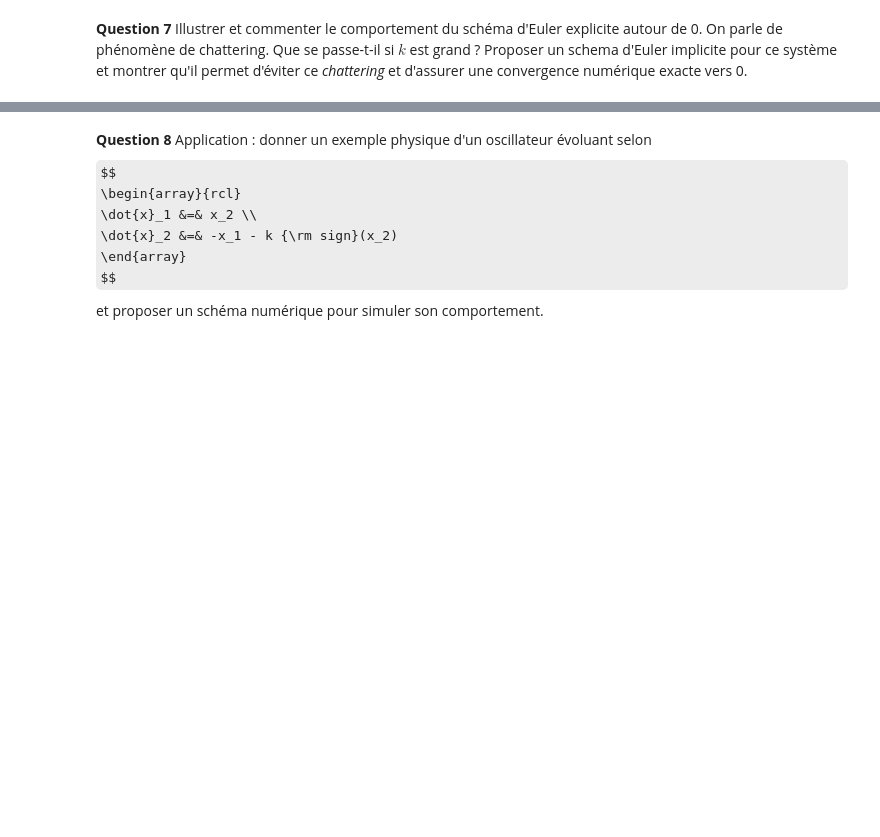
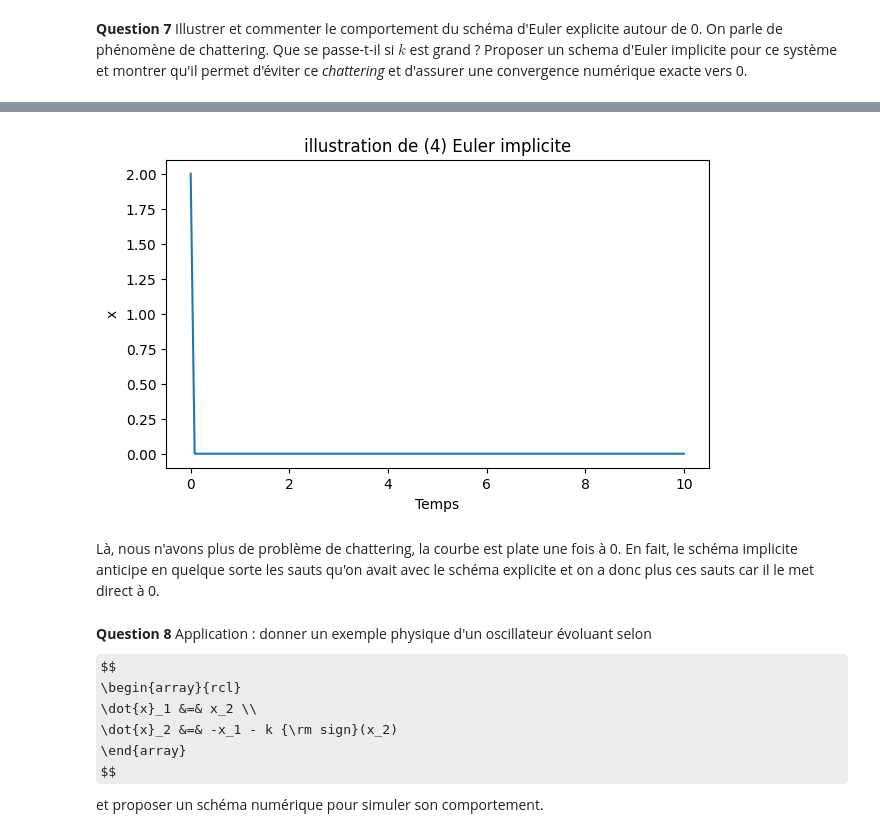
Before and after one commit to eleonoredt/projet_info_UE11, a Jupyter notebook: Projet - Equations Différentielles - 2025(1).ipynb, the cells around one changed output, grey strips where cells are left out. Drawn from its saved outputs; the diff is of its cells as text; code cells hidden in the pictures; some formulas as TeX source; blank space fills up the shorter version.

```diff
--- a/Projet - Equations Différentielles - 2025(1).ipynb
+++ b/Projet - Equations Différentielles - 2025(1).ipynb
@@ -185,6 +223,2 @@ Ce genre de phénomène est utilisé en commande ou estimation par *mode-glissan
 # %% [markdown]
 **Question 7** Illustrer et commenter le comportement du schéma d'Euler explicite autour de 0. On parle de phénomène de chattering. Que se passe-t-il si $k$ est grand ? Proposer un schema d'Euler implicite pour ce système et montrer qu'il permet d'éviter ce *chattering* et d'assurer une convergence numérique exacte vers 0.
-# %%
-def euler_implicit_sliding(x0,t0,tf,dt):
-
-    return time, sol
@@ -191,3 +238,31 @@ def euler_implicit_sliding(x0,t0,tf,dt):
+# %%
+def euler_implicit_sliding(k, delta_func,x0,t0,tf,dt):
+    time = np.arange(t0, tf+dt, dt) # on crée le vecteur temps avec t0 temps initial, tf temps final et dt intervalle de temps
+    time[0]=t0
+    N = len(t)
+    sol = np.zeros(N) # on fait une liste de 0 pour la solution, cas x appartient à R peut etre faire si un vecteur...
+    sol[0] = x0 #on initialise
+    for j in range (N-1):
+        # 1. On prédit la valeur sans la commande discontinue
+        x_pred = sol[j] + dt * delta_func(time[j+1])
+
+        # 2. Logique implicite pour le signe (Projection)
+        if abs(x_pred) <= dt * k:
+            sol[j+1] = 0  # Convergence exacte vers 0 !
+        else:
+            sol[j+1] = x_pred - dt * k * np.sign(x_pred)
+    return time, sol
+# %%
+temps_impl, solution_impl = euler_implicit_sliding(25,delta, x0=2, t0=0, tf=10, dt=0.01)
+plt.plot(temps_impl,solution_impl)
+plt.title('illustration de (4) Euler implicite')
+plt.xlabel('Temps')
+plt.ylabel('x')
+plt.show()
+# %% [output]
+[figure, added]
+# %% [markdown]
+Là, nous n'avons plus de problème de chattering, la courbe est plate une fois à 0. En fait, le schéma implicite anticipe en quelque sorte les sauts qu'on avait avec le schéma explicite et on a donc plus ces sauts car il le met direct à 0.
 # %% [markdown]
 **Question 8** Application : donner un exemple physique d'un oscillateur évoluant selon
 $$
```
Also changed, not shown: parts of 9 cells of this notebook.
